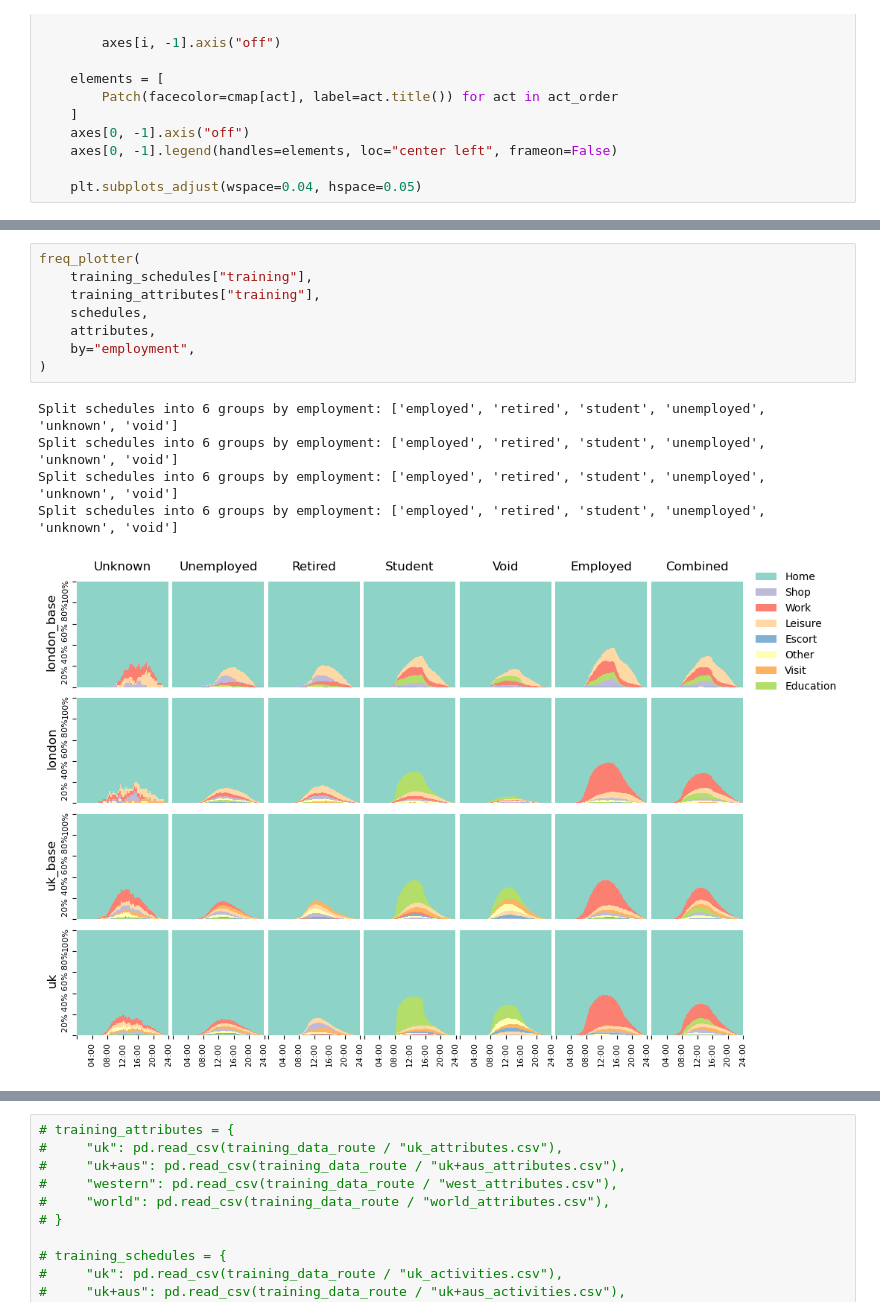
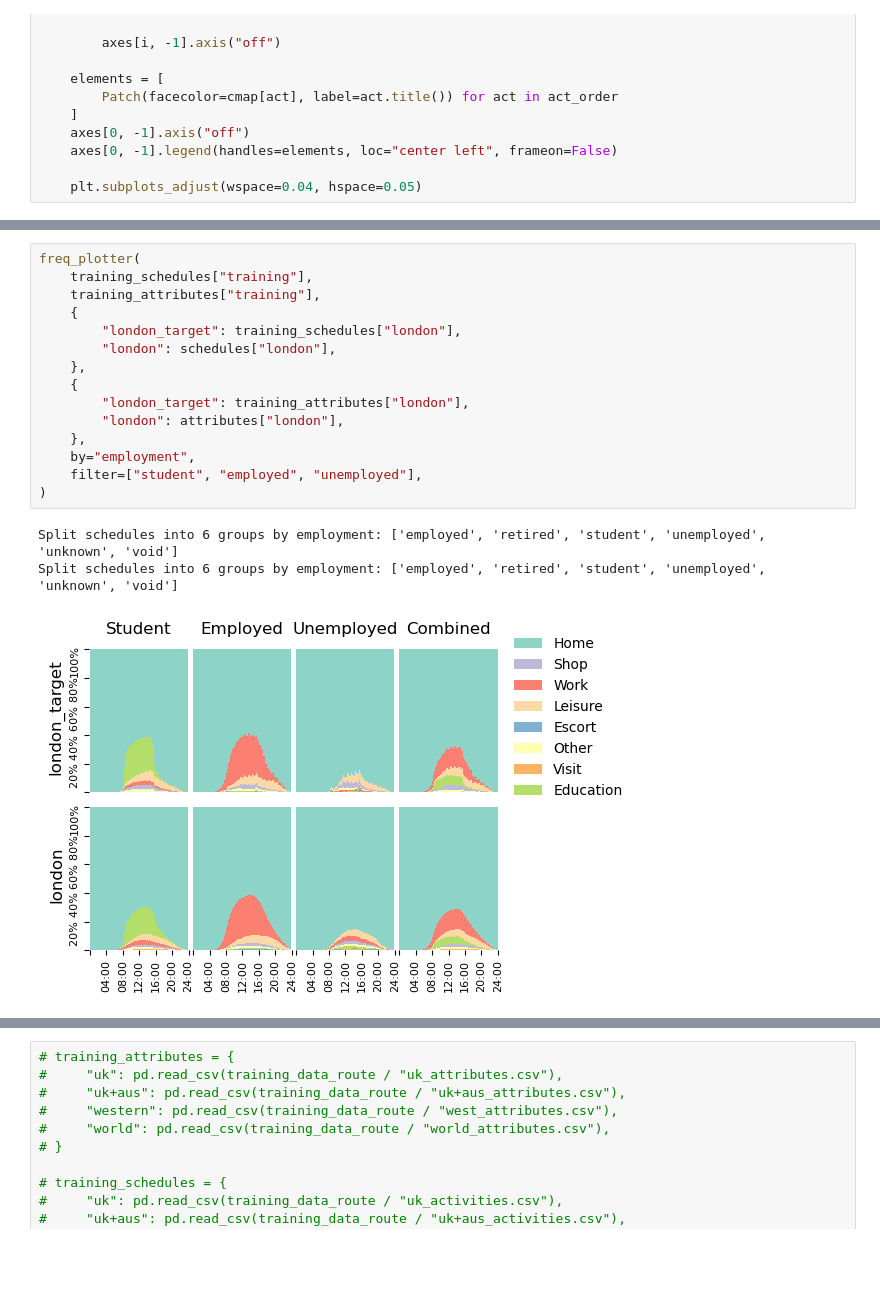
Before and after one commit to big-ucl/caveat, a Jupyter notebook: configs/foundation/analysis_world.ipynb, the cells around one changed output, grey strips where cells are left out. Saved outputs shown, nothing was run; the diff lists cells and outputs as text; blank space fills up the shorter version.

```diff
--- a/configs/foundation/analysis_world.ipynb
+++ b/configs/foundation/analysis_world.ipynb
@@ -479,14 +480,19 @@ styler(results)
 # %%
 freq_plotter(
     training_schedules["training"],
     training_attributes["training"],
-    schedules,
-    attributes,
+    {
+        "london_target": training_schedules["london"],
+        "london": schedules["london"],
+    },
+    {
+        "london_target": training_attributes["london"],
+        "london": attributes["london"],
+    },
     by="employment",
+    filter=["student", "employed", "unemployed"],
 )
 # %% [output]
 Split schedules into 6 groups by employment: ['employed', 'retired', 'student', 'unemployed', 'unknown', 'void']
 Split schedules into 6 groups by employment: ['employed', 'retired', 'student', 'unemployed', 'unknown', 'void']
-Split schedules into 6 groups by employment: ['employed', 'retired', 'student', 'unemployed', 'unknown', 'void']
-Split schedules into 6 groups by employment: ['employed', 'retired', 'student', 'unemployed', 'unknown', 'void']
-[figure, old version]
+[figure, new version]
```
Also changed, not shown: parts of 17 cells of this notebook, 4 other files.
